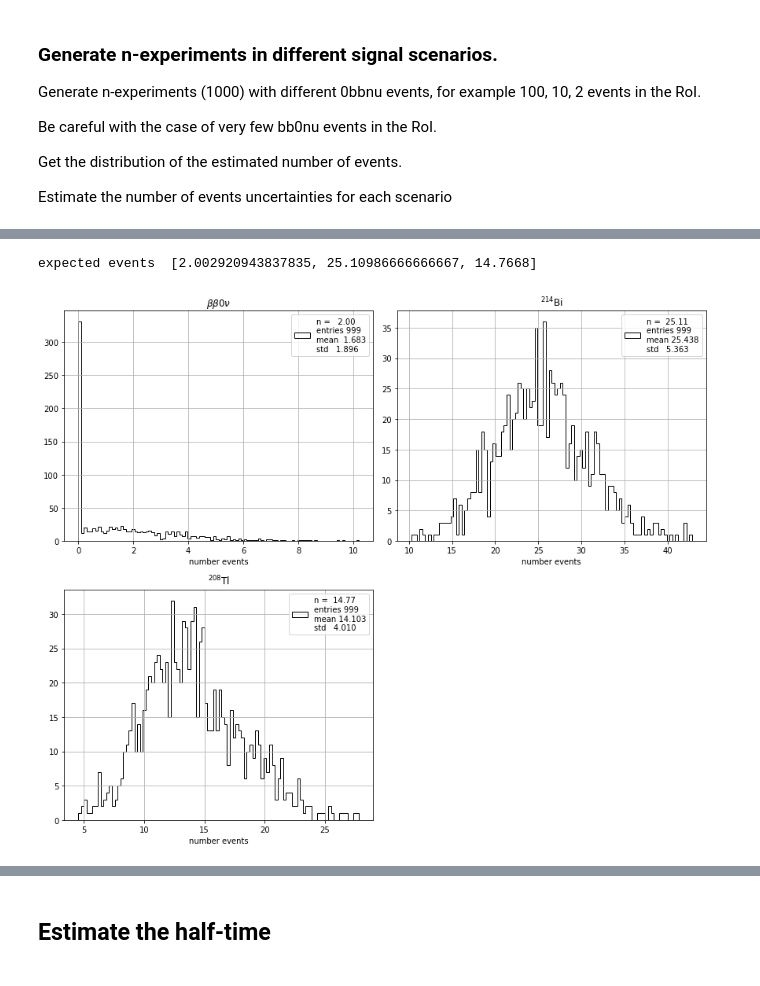
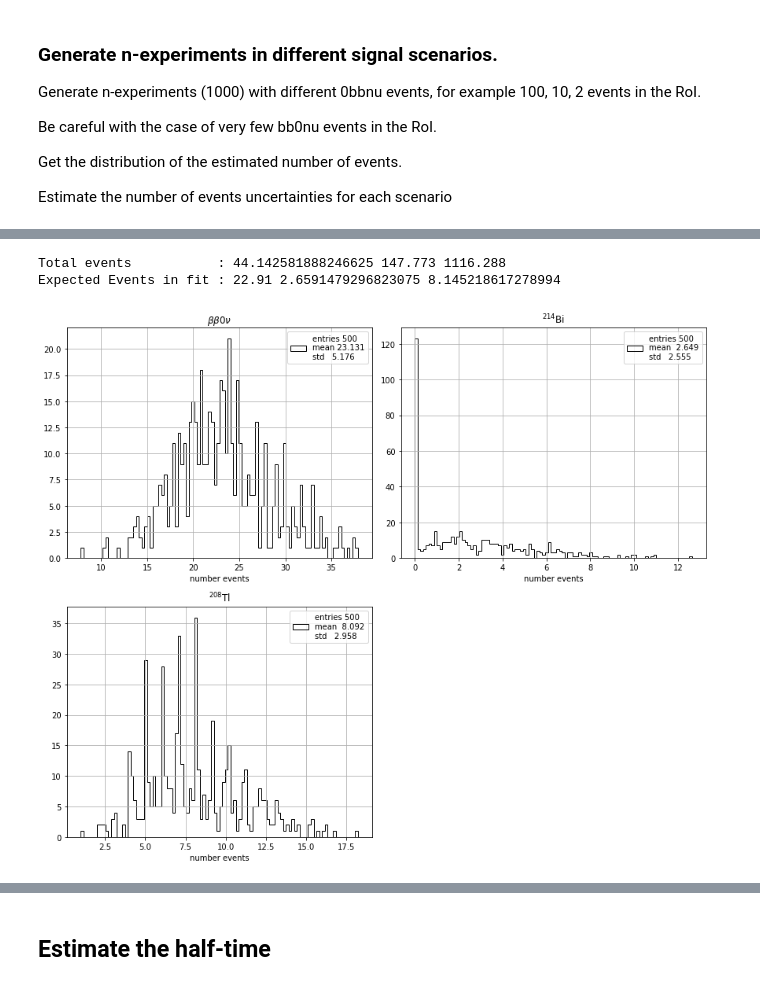
Before and after one commit to jahernando/USC-Fanal, a Jupyter notebook: NB/guide/fanal_signal.ipynb, the cells around one changed output, grey strips where cells are left out. Saved outputs shown, nothing was run; the diff lists cells and outputs as text; code cells hidden in the pictures.

```diff
--- a/NB/guide/fanal_signal.ipynb
+++ b/NB/guide/fanal_signal.ipynb
@@ -189,28 +211,26 @@ Estimate the number of events uncertainties for each scenario
+# %%
+selnames  = ['E', 'num_tracks', 'blob2_E']
+selranges = [erange, (1., 1.1), (eblob2, 1.2)]
+eff_Bi_fit = ut.efficiency(fn.selection(mcbi, selnames, selranges))[0]
+eff_Tl_fit = ut.efficiency(fn.selection(mctl, selnames, selranges))[0]
 # %%
-def experiments(size, nevts, mcs, ssamples = ssamples, plot = True):
+def experiments(mcs, size, nevts, ssamples = ssamples, plot = True):
 
     mevts  = []
-    ns_exp = []
     for i in range(size):
-        mdat             = fn.generate_mc_experiment(mcs, nevts)
-        res, _, _, effs  = fn.ana_experiment(mdat, mcs, nevts)
-        if (i == 0):
-            ns_exp = [ni * eff[0] for ni, eff in zip(nevts, effs)]
-            print('expected events ', ns_exp)
-        if (res.success == True):
-            mevts.append(res.x)
+        mdat               = fn.generate_mc_experiment(mcs, nevts)
+        res, enes, ell, _  = fn.ana_experiment(mdat, mcs, nevts, verbose = False)
+        if (res.success == True): mevts.append(res.x)
 
     def _plot():
         subplot = pltext.canvas(4)
         for i in range(3):
             subplot(i + 1)
             nn = [m[i] for m in mevts]
-            nm = ns_exp[i]
-            pltext.hist(nn, 100, label = r'n = {:6.2f}'.format(nm));
+            pltext.hist(nn, 100);
             plt.xlabel('number events');
             plt.title(ssamples[i])
         plt.tight_layout()
 
     if (plot): _plot()
-
-    return mevts, ns_exp
+    return mevts
@@ -235,9 +237,12 @@ expected events  [10.014604719189176, 25.10986666666667, 14.7668]
-# %%
-size    = 1000
-nbb_roi = 2
-nevts = nevents(nbb_roi, nbi, ntl)
-
-mevts, ns_exp = experiments(size, nevts, mcs)
-# %% [output]
-expected events  [2.002920943837835, 25.10986666666667, 14.7668]
-[figure, removed]
+# %%
+size      = 500
+nbb_roi   = 10. * nevts_Bi_RoI
+nevts_fit = (nbb_roi, nevts_Bi * eff_Bi_fit, nevts_Tl * eff_Tl_fit)
+nevts     = (nbb_roi/eff_bb_RoI, nevts_Bi, nevts_Tl)
+print('Total events           :', *nevts)
+print('Expected Events in fit :', *nevts_fit)
+mevts   = experiments(mcs, size, nevts)
+# %% [output]
+Total events           : 44.142581888246625 147.773 1116.288
+Expected Events in fit : 22.91 2.6591479296823075 8.145218617278994
+[figure, added]
```
Also changed, not shown: parts of 23 cells of this notebook, 7 other files.
